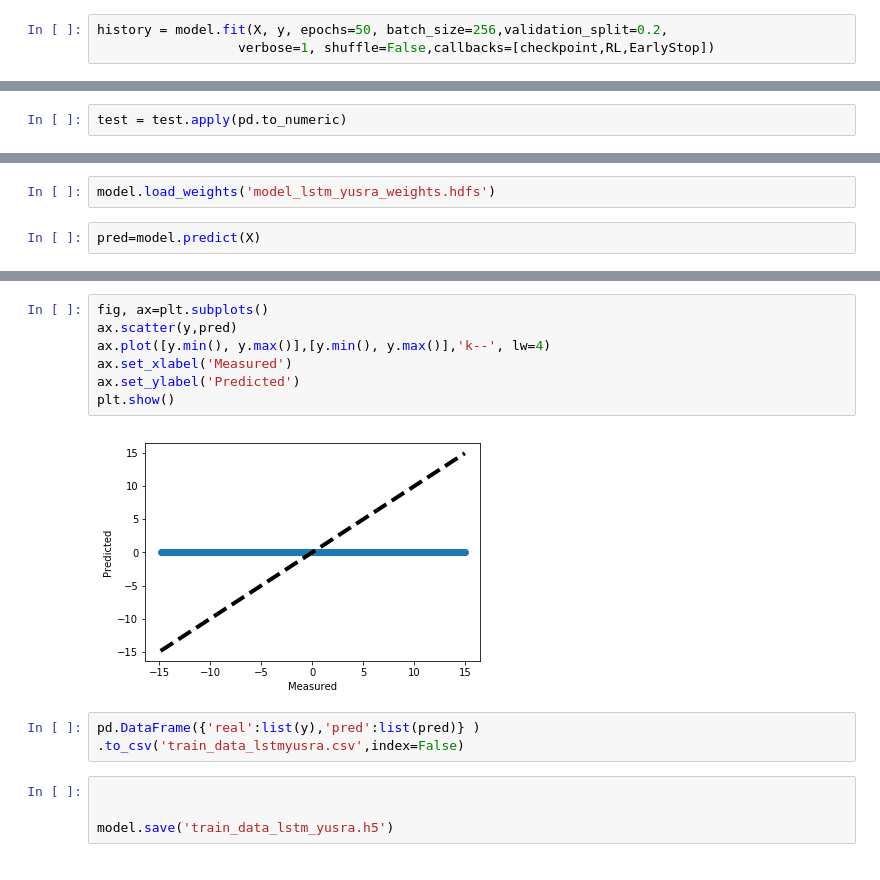
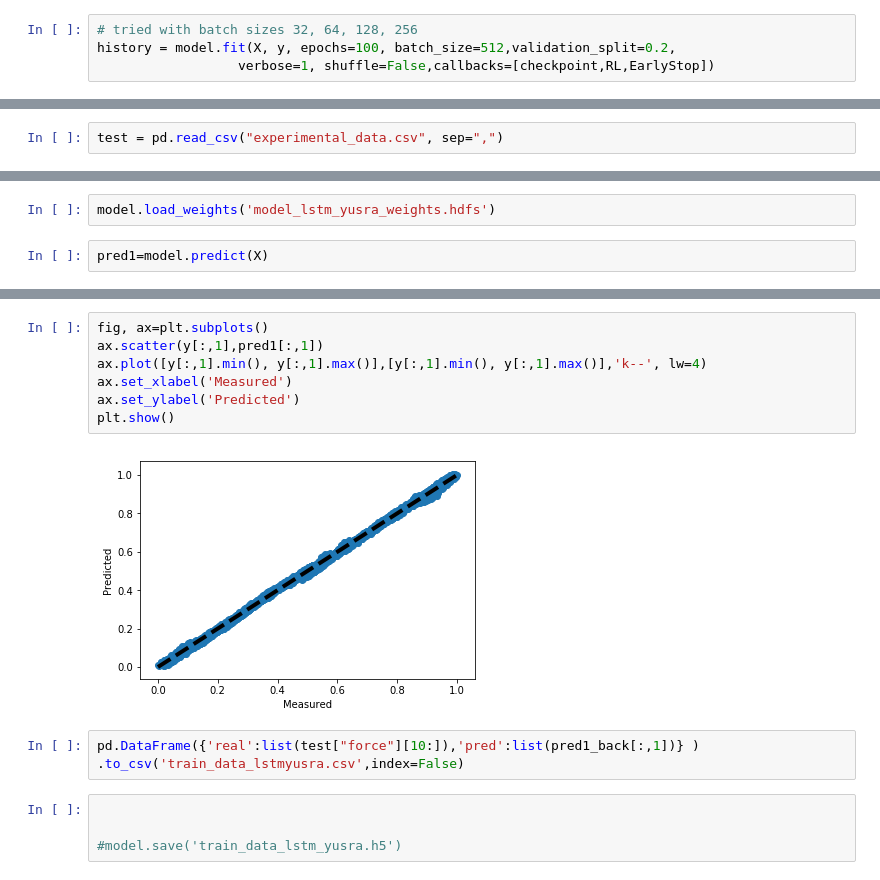
Before and after one commit to ssiccardi/example_NN, a Jupyter notebook: LSTMmodified.ipynb, the cells around one changed output, grey strips where cells are left out. Drawn from its saved outputs; the diff is of its cells as text.

Commit message:
LSTM example, time series with 2 features

```diff
--- a/LSTMmodified.ipynb
+++ b/LSTMmodified.ipynb
@@ -104,5 +132,6 @@ RL = ReduceLROnPlateau(min_lr=0.00001,factor=0.3,patience=3)
 # %%
-history = model.fit(X, y, epochs=50, batch_size=256,validation_split=0.2,
+# tried with batch sizes 32, 64, 128, 256
+history = model.fit(X, y, epochs=100, batch_size=512,validation_split=0.2,
                   verbose=1, shuffle=False,callbacks=[checkpoint,RL,EarlyStop])
 # %% [output]
 Train on 23992 samples, validate on 5999 samples
@@ -157,3 +172,5 @@ test=pd.DataFrame({'Time':time, 'Feature1':np.array(feature1), 'target':np.array
+# %%
+test = pd.read_csv("experimental_data.csv", sep=",")
 # %%
 test.head()
 # %% [output]
@@ -166,5 +183,3 @@ test.head()
-# %%
-test = test.apply(pd.to_numeric)
 # %%
 test.dtypes
 # %% [output]
@@ -181,5 +196,5 @@ enc1, X, y = Reshape_input(test,transform_only=False)
 # %%
 model.load_weights('model_lstm_yusra_weights.hdfs')
 # %%
-pred=model.predict(X)
+pred1=model.predict(X)
 # %%
@@ -205,15 +218,15 @@ plt.show()
 # %%
 fig, ax=plt.subplots()
-ax.scatter(y,pred)
-ax.plot([y.min(), y.max()],[y.min(), y.max()],'k--', lw=4)
+ax.scatter(y[:,1],pred1[:,1])
+ax.plot([y[:,1].min(), y[:,1].max()],[y[:,1].min(), y[:,1].max()],'k--', lw=4)
 ax.set_xlabel('Measured')
 ax.set_ylabel('Predicted')
 plt.show()
 # %% [output]
-[figure, old version]
+[figure, new version]
 # %%
-pd.DataFrame({'real':list(y),'pred':list(pred)} ) .to_csv('train_data_lstmyusra.csv',index=False)
+pd.DataFrame({'real':list(test["force"][10:]),'pred':list(pred1_back[:,1])} ) .to_csv('train_data_lstmyusra.csv',index=False)
 # %%
 
 
-model.save('train_data_lstm_yusra.h5')
+#model.save('train_data_lstm_yusra.h5')
```
Also changed, not shown: parts of 25 cells of this notebook, 1 other file.
